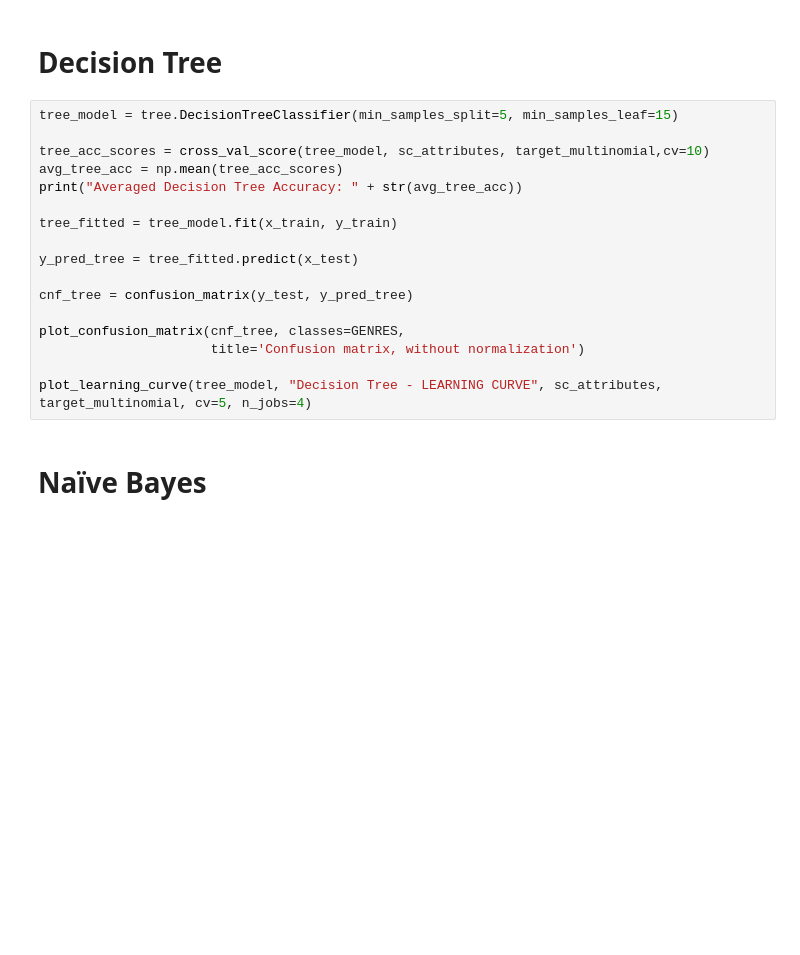
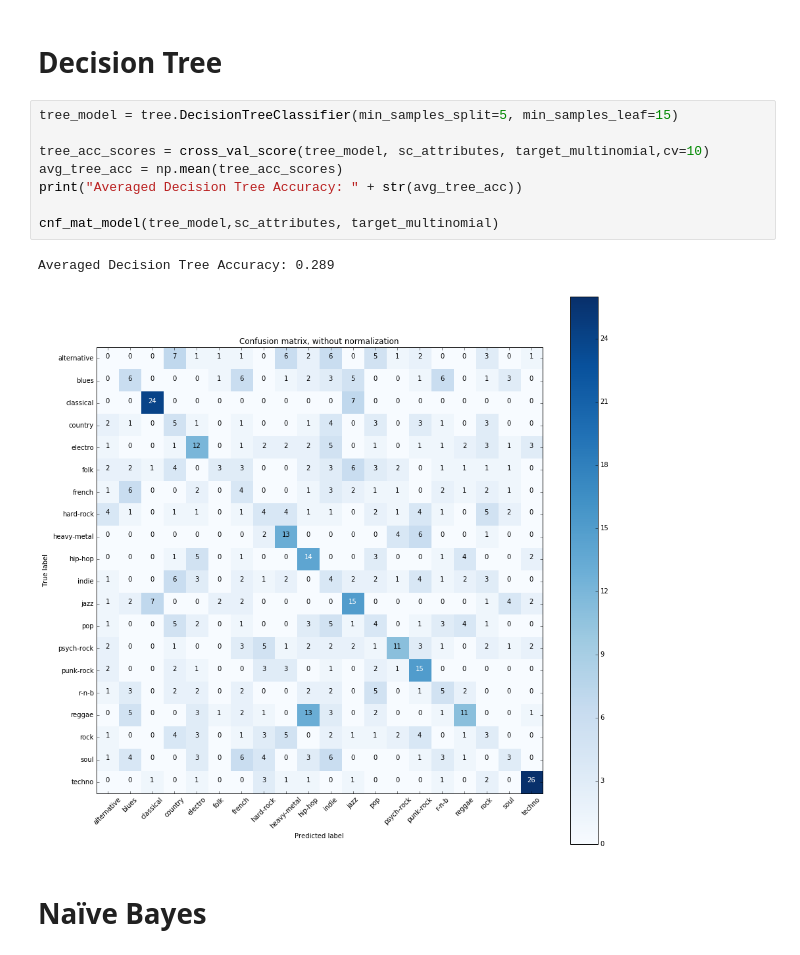
Before and after one commit to AelHenri/Genrify, a Jupyter notebook: Genrify_models_clean.ipynb, the cells around one changed output. Cells and saved outputs as stored; diff of their text form; blank space fills up the shorter version.

```diff
--- a/Genrify_models_clean.ipynb
+++ b/Genrify_models_clean.ipynb
@@ -155,20 +161,14 @@ plot_confusion_matrix(cnf_lr, classes=GENRES,
 # %%
 tree_model = tree.DecisionTreeClassifier(min_samples_split=5, min_samples_leaf=15)
 
 tree_acc_scores = cross_val_score(tree_model, sc_attributes, target_multinomial,cv=10)
 avg_tree_acc = np.mean(tree_acc_scores)
 print("Averaged Decision Tree Accuracy: " + str(avg_tree_acc))
 
-tree_fitted = tree_model.fit(x_train, y_train)
-
-y_pred_tree = tree_fitted.predict(x_test)
-
-cnf_tree = confusion_matrix(y_test, y_pred_tree)
-
-plot_confusion_matrix(cnf_tree, classes=GENRES,
-                      title='Confusion matrix, without normalization')
-
-plot_learning_curve(tree_model, "Decision Tree - LEARNING CURVE", sc_attributes, target_multinomial, cv=5, n_jobs=4)
+cnf_mat_model(tree_model,sc_attributes, target_multinomial)
+# %% [output]
+Averaged Decision Tree Accuracy: 0.289
+[figure, added]
 # %% [markdown]
 # Naïve Bayes
 # %%
```
Also changed, not shown: parts of 9 cells of this notebook.
